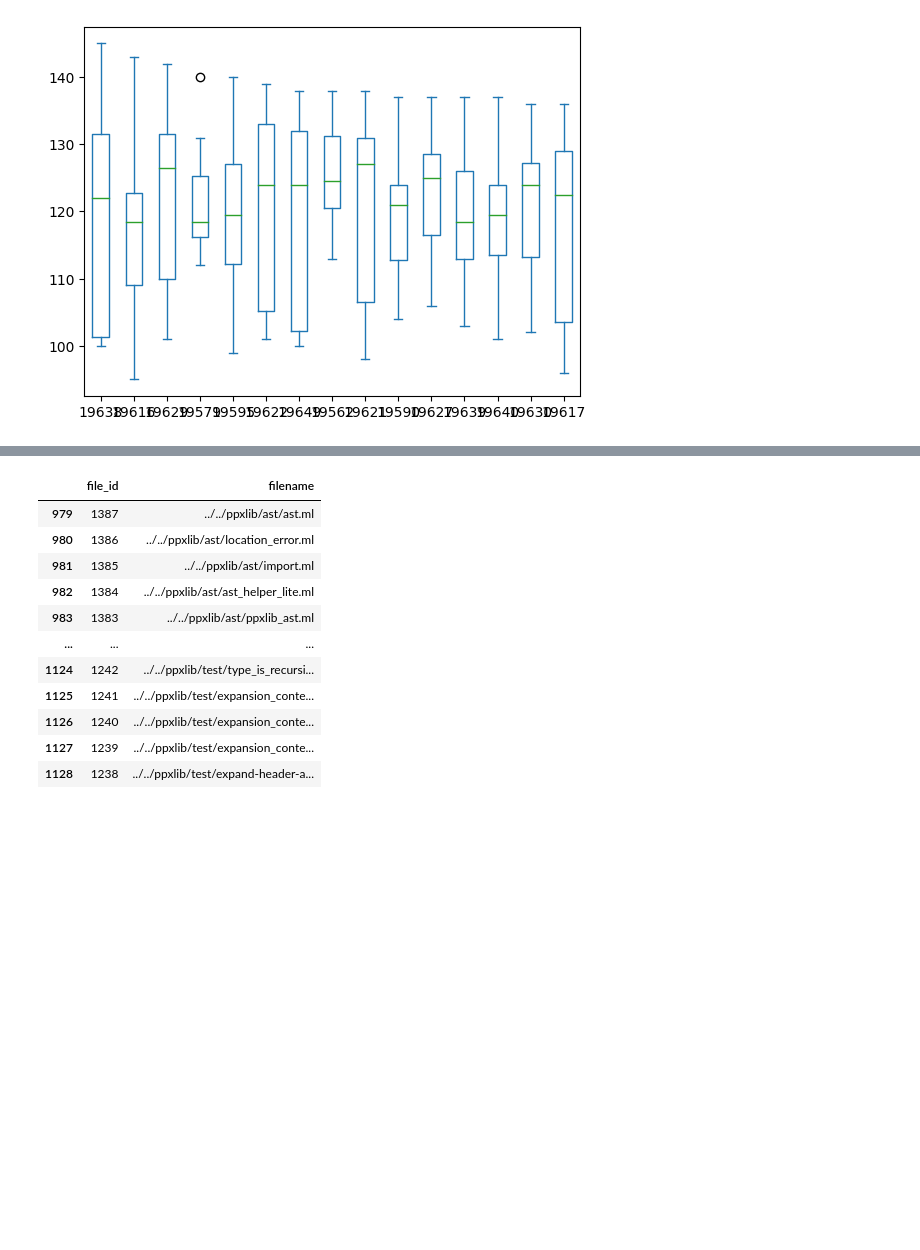
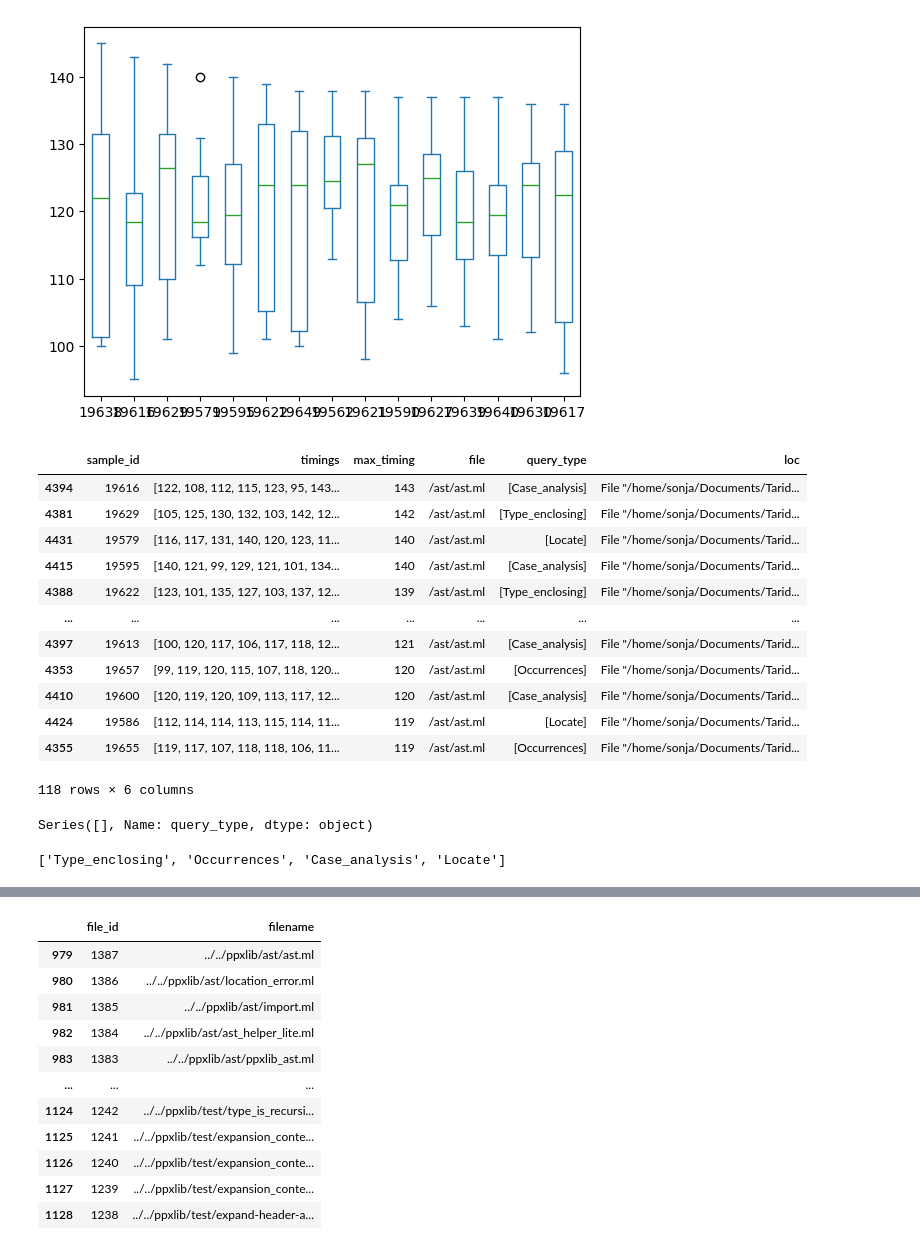
Before and after one commit to pitag-ha/merl-an, a Jupyter notebook: dev/trying_pandas.ipynb, the cells around one changed output, grey strips where cells are left out. Cells and saved outputs as stored; diff of their text form; code cells hidden in the pictures; blank space fills up the shorter version.

```diff
--- a/dev/trying_pandas.ipynb
+++ b/dev/trying_pandas.ipynb
@@ -120,3 +89,24 @@ worst_timings.plot.box()
 # %% [output]
 <AxesSubplot: >
 [figure]
+# %%
+sorted_performances1["file"]=sorted_performances1["file"].apply(remove_project_prefix)
+sorted_performances1[(sorted_performances1["file"] == "/ast/ast.ml") & (sorted_performances1["max_timing"] != 145)]
+# %% [output]
+|  | sample_id | timings | max_timing | file | query_type | loc |
+| 4394 | 19616 | [122, 108, 112, 115, 123, 95, 143... | 143 | /ast/ast.ml | [Case_analysis] | File "/home/sonja/Documents/Tarid... |
+| 4381 | 19629 | [105, 125, 130, 132, 103, 142, 12... | 142 | /ast/ast.ml | [Type_enclosing] | File "/home/sonja/Documents/Tarid... |
+| 4431 | 19579 | [116, 117, 131, 140, 120, 123, 11... | 140 | /ast/ast.ml | [Locate] | File "/home/sonja/Documents/Tarid... |
+| 4415 | 19595 | [140, 121, 99, 129, 121, 101, 134... | 140 | /ast/ast.ml | [Case_analysis] | File "/home/sonja/Documents/Tarid... |
+| 4388 | 19622 | [123, 101, 135, 127, 103, 137, 12... | 139 | /ast/ast.ml | [Type_enclosing] | File "/home/sonja/Documents/Tarid... |
+| ... | ... | ... | ... | ... | ... | ... |
+| 4397 | 19613 | [100, 120, 117, 106, 117, 118, 12... | 121 | /ast/ast.ml | [Case_analysis] | File "/home/sonja/Documents/Tarid... |
+| 4353 | 19657 | [99, 119, 120, 115, 107, 118, 120... | 120 | /ast/ast.ml | [Occurrences] | File "/home/sonja/Documents/Tarid... |
+| 4410 | 19600 | [120, 119, 120, 109, 113, 117, 12... | 120 | /ast/ast.ml | [Case_analysis] | File "/home/sonja/Documents/Tarid... |
+| 4424 | 19586 | [112, 114, 114, 113, 115, 114, 11... | 119 | /ast/ast.ml | [Locate] | File "/home/sonja/Documents/Tarid... |
+| 4355 | 19655 | [119, 117, 107, 118, 118, 106, 11... | 119 | /ast/ast.ml | [Occurrences] | File "/home/sonja/Documents/Tarid... |
+118 rows × 6 columns
+# %%
+sorted_performances1[(sorted_performances1["file"] == "/ast/ast.ml") & (sorted_performances1["max_timing"] == 145)]["query_type"]
+# %% [output]
+Series([], Name: query_type, dtype: object)
@@ -122,0 +119,6 @@ worst_timings.plot.box()
+# %%
+query_types_with_duplicates = [row["query_type"] for i, row in sorted_performances1.iterrows()]
+query_types = [*set(query_types_with_duplicates)]
+query_types
+# %% [output]
+['Type_enclosing', 'Occurrences', 'Case_analysis', 'Locate']
```
Also changed, not shown: parts of 13 cells of this notebook.
